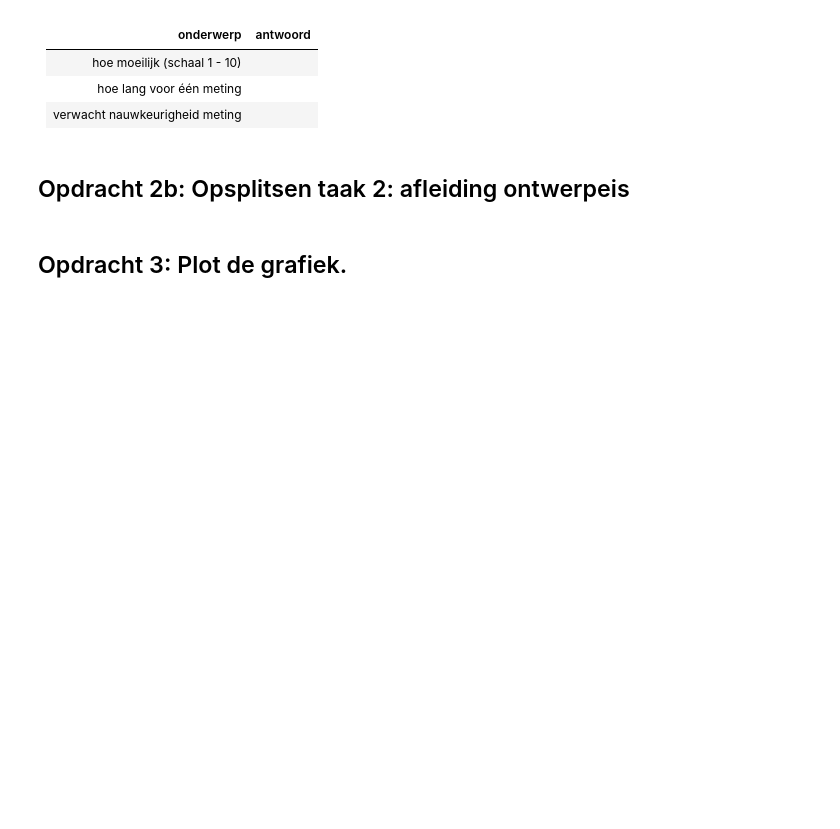
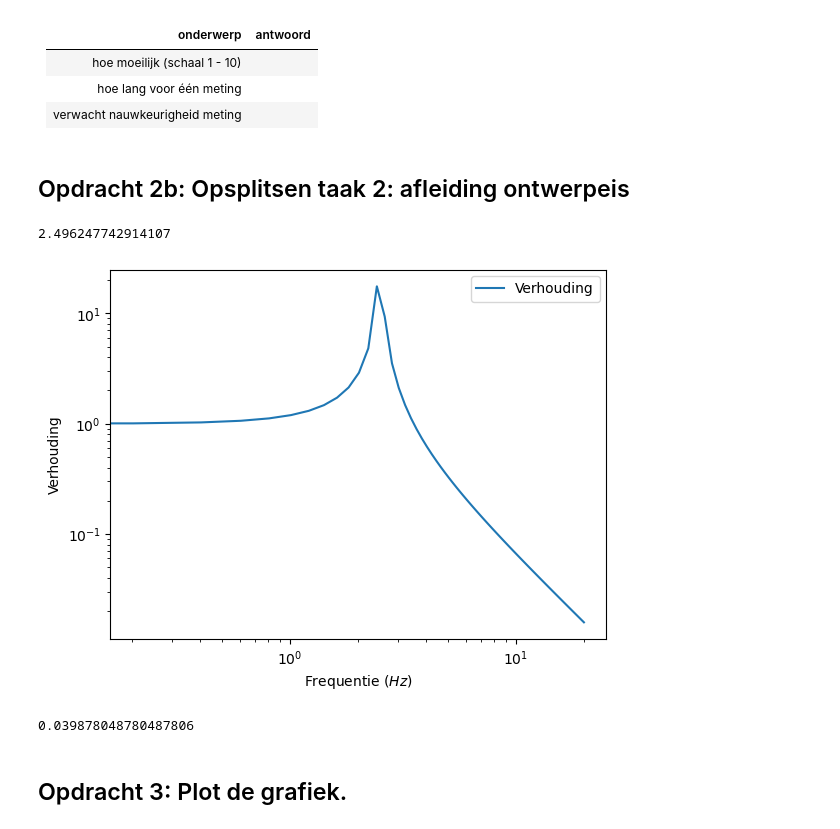
Before and after one commit to Fynn-Vrolijk123/DEF-D-Fynn-Vrolijk, a Jupyter notebook: FysiekeOntwerpopdrachten/5MaakEenOpstellingTrillingsvrij/Ontwerpopdracht5MaakEenOpstellingTrillingsvrijInvulTemplate.ipynb, the cells around one changed output. Saved outputs shown, nothing was run; the diff lists cells and outputs as text; code cells hidden in the pictures; blank space fills up the shorter version.

```diff
--- a/FysiekeOntwerpopdrachten/5MaakEenOpstellingTrillingsvrij/Ontwerpopdracht5MaakEenOpstellingTrillingsvrijInvulTemplate.ipynb
+++ b/FysiekeOntwerpopdrachten/5MaakEenOpstellingTrillingsvrij/Ontwerpopdracht5MaakEenOpstellingTrillingsvrijInvulTemplate.ipynb
@@ -45,10 +45,30 @@ Vul onderstaande tabel in:
 # %% [markdown]
 ## Opdracht 2b: Opsplitsen taak 2: afleiding ontwerpeis
 # %%
-# Bereken hier je benodigde kantelfrequentie
+#f0 moet kleiner zijn dan 2.5 Hz
+C = 246
+m = 1
+kf = np.sqrt(C/m)/(2*np.pi)
+print(kf)
+# %% [output]
+2.496247742914107
 # %%
-# Voeg hier je plot in.
+f = np.linspace(0,20,100)
+Ver = np.abs(1/(1-f**2/kf**2))
+plt.plot(f,Ver, label = 'Verhouding')
+plt.xlabel('Frequentie ($Hz$)')
+plt.ylabel('Verhouding')
+plt.xscale('log')
+plt.yscale('log')
+plt.legend()
+plt.show()
+# %% [output]
+[figure, added]
 # %%
-# Bereken hier de minimale Delta-x waarbij je aan de eis van de opdracht voldoet.
+g = 9.81
+dx = g/(kf*2*np.pi)**2
+print(dx)
+# %% [output]
+0.039878048780487806
 # %% [markdown]
 ## Opdracht 3: Plot de grafiek.
```
Also changed, not shown: parts of 8 cells of this notebook, 1 other file.
